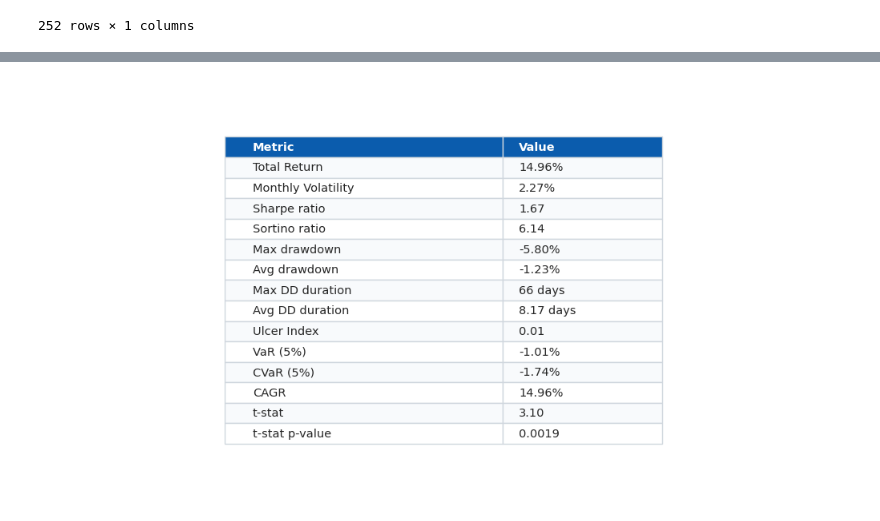
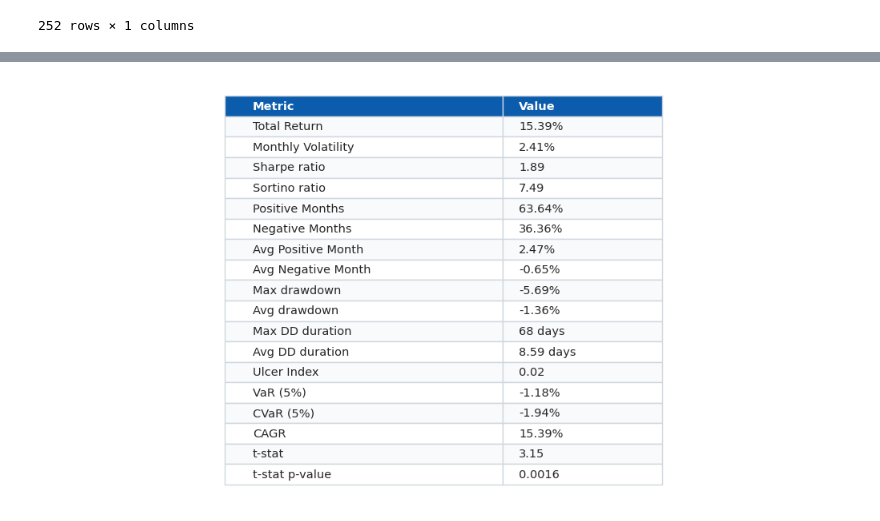
Before and after one commit to jaimebeng/TFG, a Jupyter notebook: notebooks/06_backtest.ipynb, the cells around one changed output, grey strips where cells are left out. Saved outputs shown, nothing was run; the diff lists cells and outputs as text; code cells hidden in the pictures.

```diff
--- a/notebooks/06_backtest.ipynb
+++ b/notebooks/06_backtest.ipynb
@@ -54,0 +49,5 @@ np.float64(0.002054012345679013)
+# %%
+fama = dl.load_dataset("fama")
+fama = fama[(fama.index >= "2016-02-01") & (fama.index <= "2016-12-31")]
+rfr = fama["RF"]
+fama
@@ -217,16 +249,14 @@ daily_returns = []
 monthly_returns = []
 daily_portfolio_values = []
 monthly_portfolio_values = []
-total_portfolio_value = 1
-monthly_start_value = 1
+total_portfolio_value = 1.0
+monthly_start_value = 1.0
 
 for day in backtest_days:
 
-    r = snp.loc[day].values
-    pnl = np.sum(r)
-    portfolio_return = pnl / total_portfolio_value
-    daily_returns.append(portfolio_return)
-    total_portfolio_value += pnl
+    r = float(snp.loc[day].item())
+    daily_returns.append(r)
+    total_portfolio_value = total_portfolio_value * (1 + r)
     daily_portfolio_values.append(total_portfolio_value)
 
     if day in backtest_months:
@@ -236,6 +266,7 @@ for day in backtest_days:
         monthly_portfolio_values.append(total_portfolio_value)
         monthly_start_value = total_portfolio_value
 
+snp500_daily_returns = daily_returns
 snp500_monthly_returns = monthly_returns
 
 
@@ -245,6 +276,8 @@ monthly_res = pd.DataFrame({"Portfolio Growth" : monthly_portfolio_values, "Retu
 portfolio_volatility_value = portfolio_volatility(monthly_returns)
 sharpe_ratio_value = sharpe_ratio(monthly_returns, rfr)
 sortino_ratio_value = sortino_ratio(monthly_returns, rfr)
+green_ratio, red_ratio = green_red_months(monthly_returns)
+avg_green, avg_red = monthly_averages(monthly_returns)
 dds = drawdowns(daily_portfolio_values)
 daily_res["Drawdowns"] = dds
 max_dd = max_drawdown(dds)
@@ -258,36 +291,34 @@ cagr_value = cagr(monthly_portfolio_values[-1], len(backtest_months)/12)
 t_statistic, t_p_value = t_stat(monthly_returns)
 # %%
 plt.style.use("seaborn-v0_8-whitegrid")
-
-def as_scalar(value):
-    array_value = np.asarray(value)
-    if array_value.ndim == 0:
-        return float(array_value)
-    return float(np.nanmean(array_value))
 
 daily_pct = daily_res["Portfolio Growth"].to_numpy() * 100
 drawdown_pct = dds.to_numpy() * 100
 
 daily_pct = pd.Series(daily_pct, index=daily_res.index)
 drawdown_pct = pd.Series(drawdown_pct, index=daily_res.index)
+snp500_pct = pd.Series(np.cumprod(1 + np.asarray(snp500_daily_returns)) * 100, index=daily_res.index)
 daily_pct.iloc[0] = 100
 drawdown_pct.iloc[0] = 0
+snp500_pct.iloc[0] = 100
 
 fig, ax = plt.subplots(figsize=(16, 7), constrained_layout=True)
-ax.plot(
-    daily_pct.index,
-    daily_pct.values,
-    color="#0B5CAD",
-    linewidth=2.7,
-    label="Portfolio",
-)
-ax.fill_between(
-    daily_pct.index,
-    daily_pct.values,
-    100,
-    color="#0B5CAD",
-    alpha=0.08,
-)
+positive_color = "#2EAD4A"
+negative_color = "#D64541"
+portfolio_returns = daily_res["Returns"].to_numpy()
+
+ax.plot([], [], color=positive_color, linewidth=2.7, label="Positive day")
+ax.plot([], [], color=negative_color, linewidth=2.7, label="Negative day")
+
+for i in range(1, len(daily_pct.index)):
+    segment_color = positive_color if portfolio_returns[i] >= 0 else negative_color
+    ax.plot(
+        daily_pct.index[i - 1:i + 1],
+        daily_pct.values[i - 1:i + 1],
+        color=segment_color,
+        linewidth=2.7,
+    )
+
 ax.set_title("S&P 500 Buy & Hold Backtest Performance", fontsize=20, fontweight="bold", pad=16)
 ax.set_ylabel("Portfolio value (% of initial capital)", fontsize=12)
 ax.yaxis.set_major_formatter(mticker.FuncFormatter(lambda y, _: f"{y:.0f}%"))
@@ -299,20 +330,24 @@ ax.legend(loc="upper left", frameon=True)
 plt.show()
 
 metrics = [
-    ("Total Return", f"{as_scalar(total_portfolio_value- 1):.2%}"),
-    ("Monthly Volatility", f"{as_scalar(portfolio_volatility_value):.2%}"),
-    ("Sharpe ratio", f"{as_scalar(sharpe_ratio_value):.2f}"),
-    ("Sortino ratio", f"{as_scalar(sortino_ratio_value):.2f}"),
-    ("Max drawdown", f"{as_scalar(max_dd):.2%}"),
-    ("Avg drawdown", f"{as_scalar(average_dd_depth):.2%}"),
-    ("Max DD duration", f"{as_scalar(max_dd_duration):.0f} days"),
-    ("Avg DD duration", f"{as_scalar(average_dd_duration):.2f} days"),
-    ("Ulcer Index", f"{as_scalar(ulcer_index_value):.2f}"),
-    ("VaR (5%)", f"{as_scalar(var_value):.2%}"),
-    ("CVaR (5%)", f"{as_scalar(cvar_value):.2%}"),
-    ("CAGR", f"{as_scalar(cagr_value):.2%}"),
-    ("t-stat", f"{as_scalar(t_statistic):.2f}"),
-    ("t-stat p-value", f"{as_scalar(t_p_value):.4f}"),
+    ("Total Return", f"{total_portfolio_value - 1:.2%}"),
+    ("Monthly Volatility", f"{portfolio_volatility_value:.2%}"),
+    ("Sharpe ratio", f"{sharpe_ratio_value:.2f}"),
+    ("Sortino ratio", f"{sortino_ratio_value:.2f}"),
+    ("Positive Months", f"{green_ratio:.2%}"),
+    ("Negative Months", f"{red_ratio:.2%}"),
+    ("Avg Positive Month", f"{avg_green:.2%}"),
+    ("Avg Negative Month", f"{avg_red:.2%}"),
+    ("Max drawdown", f"{max_dd:.2%}"),
+    ("Avg drawdown", f"{average_dd_depth:.2%}"),
+    ("Max DD duration", f"{max_dd_duration:.0f} days"),
+    ("Avg DD duration", f"{average_dd_duration:.2f} days"),
+    ("Ulcer Index", f"{ulcer_index_value:.2f}"),
+    ("VaR (5%)", f"{var_value:.2%}"),
+    ("CVaR (5%)", f"{cvar_value:.2%}"),
+    ("CAGR", f"{cagr_value:.2%}"),
+    ("t-stat", f"{t_statistic:.2f}"),
+    ("t-stat p-value", f"{t_p_value:.4f}"),
 ]
 
 metrics_df = pd.DataFrame(metrics, columns=["Metric", "Value"])
@@ -367 +402 @@ plt.show()
-[figure, old version]
+[figure, new version]
```
Also changed, not shown: parts of 16 cells of this notebook.
